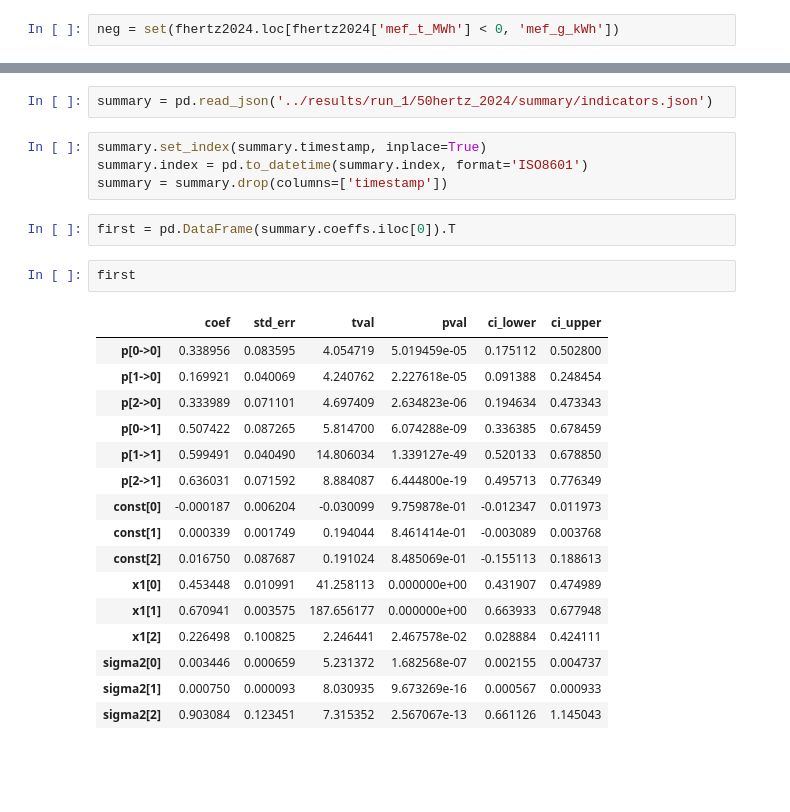
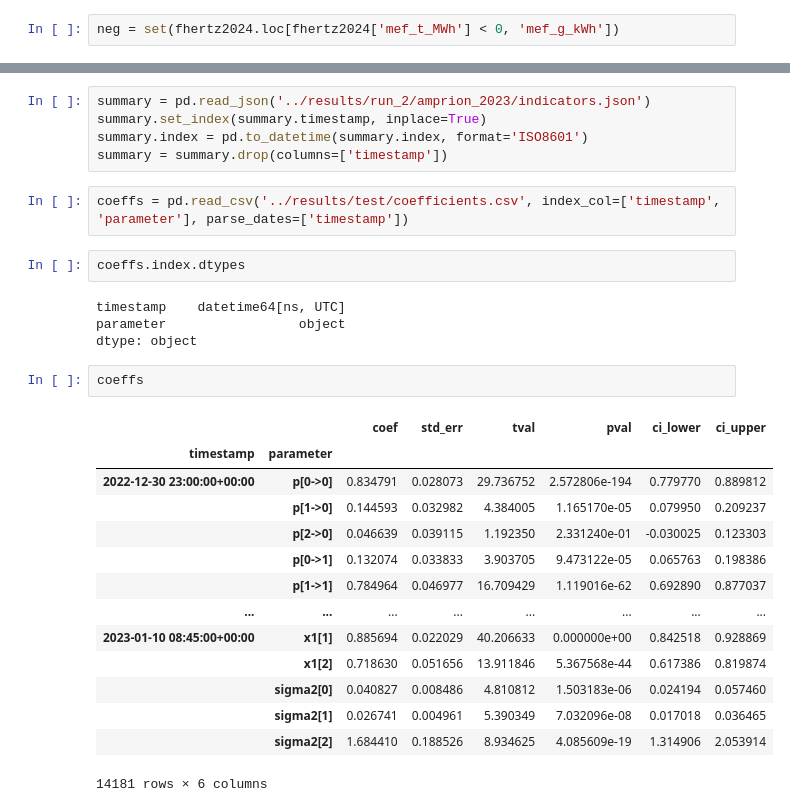
Before and after one commit to AK960/marginal-emissions-germany, a Jupyter notebook: notebooks/test_stationarity.ipynb, the cells around one changed output, grey strips where cells are left out. Saved outputs shown, nothing was run; the diff lists cells and outputs as text; blank space fills up the shorter version.

```diff
--- a/notebooks/test_stationarity.ipynb
+++ b/notebooks/test_stationarity.ipynb
@@ -257,27 +261,30 @@ len(neg)
 # %%
-summary = pd.read_json('../results/run_1/50hertz_2024/summary/indicators.json')
+summary = pd.read_json('../results/run_2/amprion_2023/indicators.json')
+summary.set_index(summary.timestamp, inplace=True)
+summary.index = pd.to_datetime(summary.index, format='ISO8601')
+summary = summary.drop(columns=['timestamp'])
 # %%
-summary.set_index(summary.timestamp, inplace=True)
-summary.index = pd.to_datetime(summary.index, format='ISO8601')
-summary = summary.drop(columns=['timestamp'])
+coeffs = pd.read_csv('../results/test/coefficients.csv', index_col=['timestamp', 'parameter'], parse_dates=['timestamp'])
 # %%
-first = pd.DataFrame(summary.coeffs.iloc[0]).T
+coeffs.index.dtypes
+# %% [output]
+timestamp    datetime64[ns, UTC]
+parameter                 object
+dtype: object
 # %%
-first
+coeffs
 # %% [output]
-|  | coef | std_err | tval | pval | ci_lower | ci_upper |
-| p[0->0] | 0.338956 | 0.083595 | 4.054719 | 5.019459e-05 | 0.175112 | 0.502800 |
-| p[1->0] | 0.169921 | 0.040069 | 4.240762 | 2.227618e-05 | 0.091388 | 0.248454 |
-| p[2->0] | 0.333989 | 0.071101 | 4.697409 | 2.634823e-06 | 0.194634 | 0.473343 |
-| p[0->1] | 0.507422 | 0.087265 | 5.814700 | 6.074288e-09 | 0.336385 | 0.678459 |
-| p[1->1] | 0.599491 | 0.040490 | 14.806034 | 1.339127e-49 | 0.520133 | 0.678850 |
-| p[2->1] | 0.636031 | 0.071592 | 8.884087 | 6.444800e-19 | 0.495713 | 0.776349 |
-| const[0] | -0.000187 | 0.006204 | -0.030099 | 9.759878e-01 | -0.012347 | 0.011973 |
-| const[1] | 0.000339 | 0.001749 | 0.194044 | 8.461414e-01 | -0.003089 | 0.003768 |
-| const[2] | 0.016750 | 0.087687 | 0.191024 | 8.485069e-01 | -0.155113 | 0.188613 |
-| x1[0] | 0.453448 | 0.010991 | 41.258113 | 0.000000e+00 | 0.431907 | 0.474989 |
-| x1[1] | 0.670941 | 0.003575 | 187.656177 | 0.000000e+00 | 0.663933 | 0.677948 |
-| x1[2] | 0.226498 | 0.100825 | 2.246441 | 2.467578e-02 | 0.028884 | 0.424111 |
-| sigma2[0] | 0.003446 | 0.000659 | 5.231372 | 1.682568e-07 | 0.002155 | 0.004737 |
-| sigma2[1] | 0.000750 | 0.000093 | 8.030935 | 9.673269e-16 | 0.000567 | 0.000933 |
-| sigma2[2] | 0.903084 | 0.123451 | 7.315352 | 2.567067e-13 | 0.661126 | 1.145043 |
+|  |  | coef | std_err | tval | pval | ci_lower | ci_upper |
+| timestamp | parameter |  |  |  |  |  |  |
+| 2022-12-30 23:00:00+00:00 | p[0->0] | 0.834791 | 0.028073 | 29.736752 | 2.572806e-194 | 0.779770 | 0.889812 |
+|  | p[1->0] | 0.144593 | 0.032982 | 4.384005 | 1.165170e-05 | 0.079950 | 0.209237 |
+|  | p[2->0] | 0.046639 | 0.039115 | 1.192350 | 2.331240e-01 | -0.030025 | 0.123303 |
+|  | p[0->1] | 0.132074 | 0.033833 | 3.903705 | 9.473122e-05 | 0.065763 | 0.198386 |
+|  | p[1->1] | 0.784964 | 0.046977 | 16.709429 | 1.119016e-62 | 0.692890 | 0.877037 |
+| ... | ... | ... | ... | ... | ... | ... | ... |
+| 2023-01-10 08:45:00+00:00 | x1[1] | 0.885694 | 0.022029 | 40.206633 | 0.000000e+00 | 0.842518 | 0.928869 |
+|  | x1[2] | 0.718630 | 0.051656 | 13.911846 | 5.367568e-44 | 0.617386 | 0.819874 |
+|  | sigma2[0] | 0.040827 | 0.008486 | 4.810812 | 1.503183e-06 | 0.024194 | 0.057460 |
+|  | sigma2[1] | 0.026741 | 0.004961 | 5.390349 | 7.032096e-08 | 0.017018 | 0.036465 |
+|  | sigma2[2] | 1.684410 | 0.188526 | 8.934625 | 4.085609e-19 | 1.314906 | 2.053914 |
+14181 rows × 6 columns
```
Also changed, not shown: parts of 7 cells of this notebook, 19 other files.
